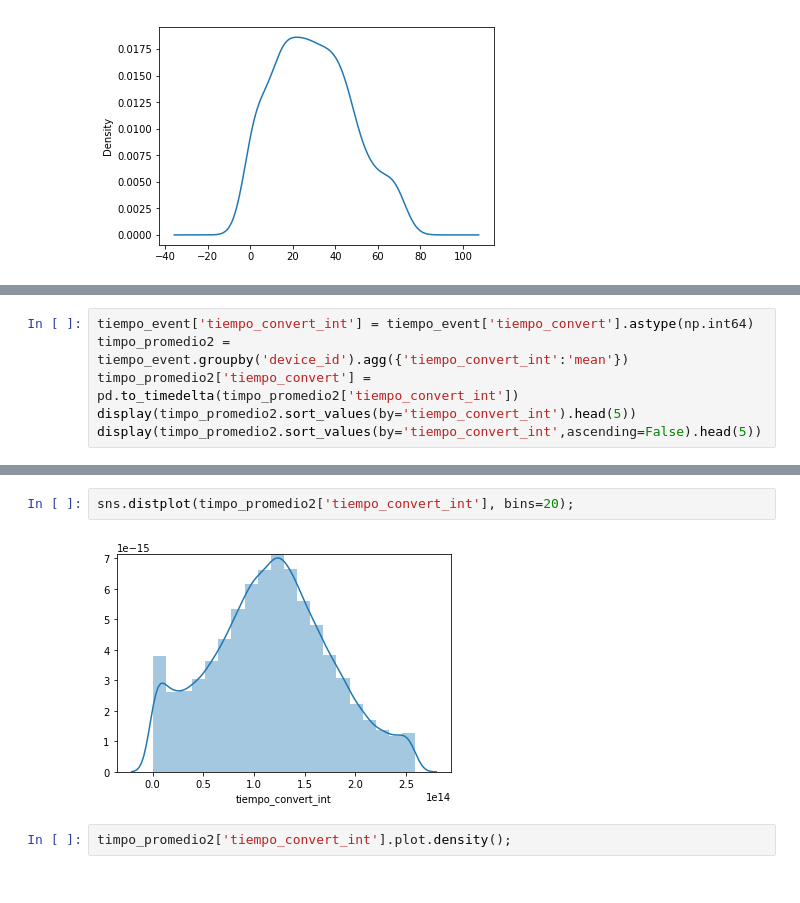
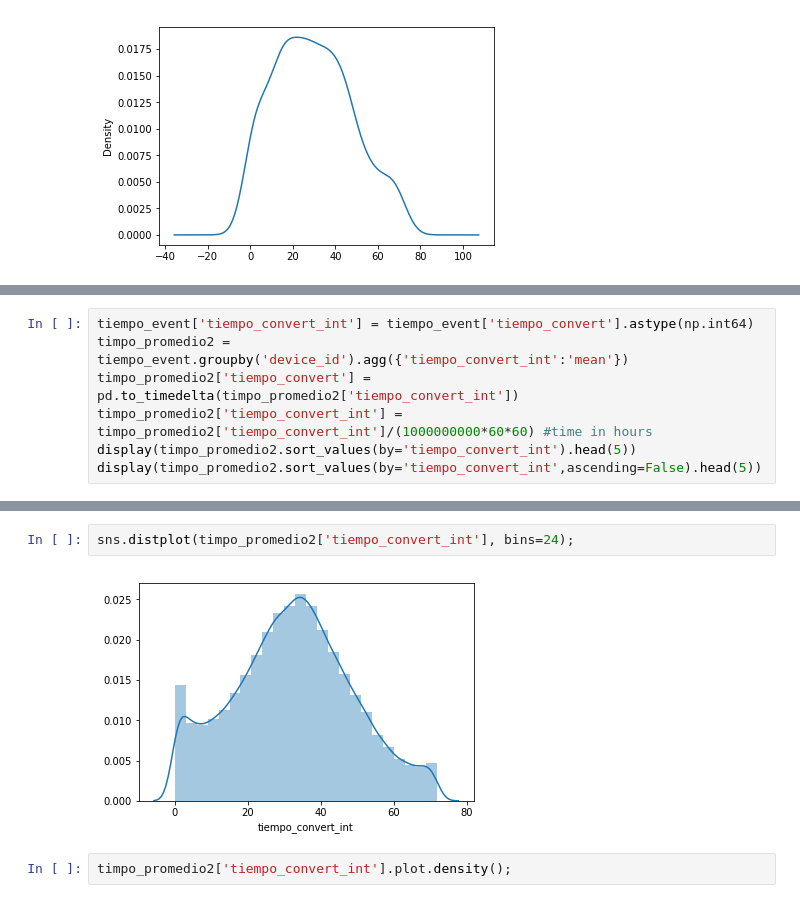
Before and after one commit to bebetosaba/7506-datos-1C2019, a Jupyter notebook: TP1/analisis.ipynb, the cells around one changed output, grey strips where cells are left out. Drawn from its saved outputs; the diff is of its cells as text.

```diff
--- a/TP1/analisis.ipynb
+++ b/TP1/analisis.ipynb
@@ -550,6 +558,7 @@ tiempo_event = tiempo_event.loc[(tiempo_event['tiempo_convert']>'0 days') & (tie
 tiempo_event['tiempo_convert_int'] = tiempo_event['tiempo_convert'].astype(np.int64)
 timpo_promedio2 = tiempo_event.groupby('device_id').agg({'tiempo_convert_int':'mean'})
 timpo_promedio2['tiempo_convert'] = pd.to_timedelta(timpo_promedio2['tiempo_convert_int'])
+timpo_promedio2['tiempo_convert_int'] = timpo_promedio2['tiempo_convert_int']/(1000000000*60*60) #time in hours
 display(timpo_promedio2.sort_values(by='tiempo_convert_int').head(5))
 display(timpo_promedio2.sort_values(by='tiempo_convert_int',ascending=False).head(5))
 # %% [output]
@@ -574,7 +585,7 @@ timpo_promedio2['tiempo_convert_int'].plot.hist(bins=50);
 # %%
-sns.distplot(timpo_promedio2['tiempo_convert_int'], bins=20);
+sns.distplot(timpo_promedio2['tiempo_convert_int'], bins=24);
 # %% [output]
-[figure, old version]
+[figure, new version]
 # %%
 timpo_promedio2['tiempo_convert_int'].plot.density();
 # %% [output]
```
Also changed, not shown: parts of 43 cells of this notebook.
